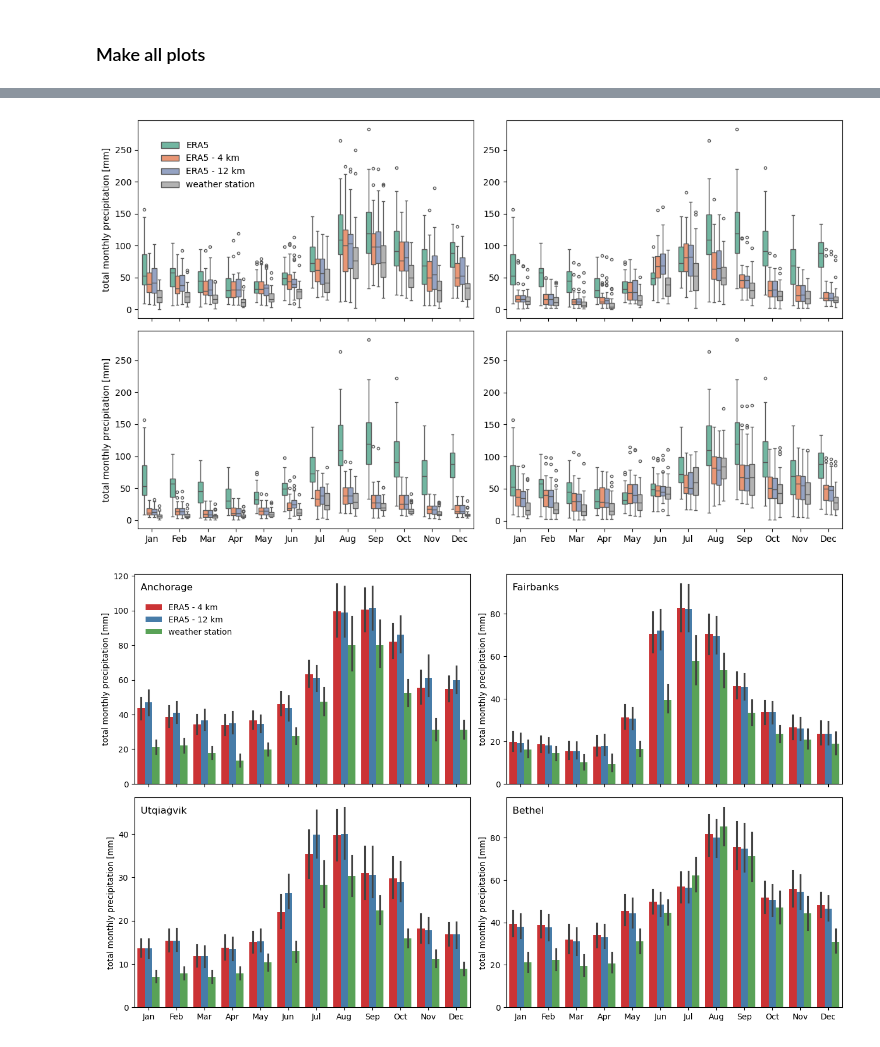
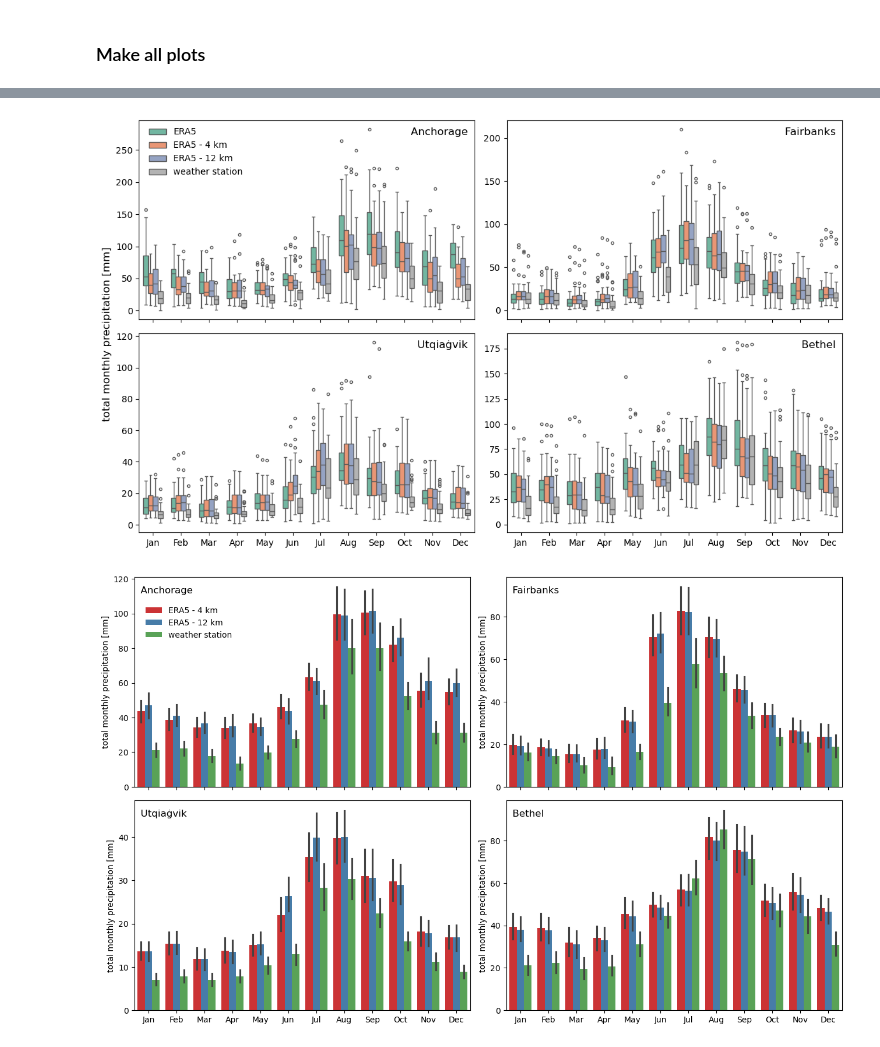
Before and after one commit to chryss/dyndowntools, a Jupyter notebook: Jupyter_Notebooks/analysis_precip_histograms_w_undownscaled.ipynb, the cells around one changed output, grey strips where cells are left out. Saved outputs shown, nothing was run; the diff lists cells and outputs as text; code cells hidden in the pictures.

```diff
--- a/Jupyter_Notebooks/analysis_precip_histograms_w_undownscaled.ipynb
+++ b/Jupyter_Notebooks/analysis_precip_histograms_w_undownscaled.ipynb
@@ -67,7 +67,7 @@ def get_name(location):
 # %%
 def get_stats(location, monthlyDF):
     output = []
-    for variable in (location, 'precip_mm_ERA5_12km', 'precip_mm_ERA5_4km', 'precip_mm_ERA5'):
+    for variable in ('precip_mm_ERA5_12km', 'precip_mm_ERA5_4km', location):
         for mth in range(1, 13):
             X = monthlyDF.query(f'month == {mth}')['year']
             Y = monthlyDF.query(f'month == {mth}')[variable]
@@ -343,33 +339,33 @@ monthly_sum
 # %%
 fig, axes = plt.subplots(nrows=2, ncols=2, figsize=(12, 7), sharex=True)
 
 results = []
 for ii, (ax, station) in enumerate(zip(axes.flatten(), stations)):
     compDF = get_dataframe(station)
     location = station.replace('_', ' ')
+    locationname = get_name(station.replace('_', ' '))
     compDF.set_index('Time', inplace=True)
     monthly_sum = get_monthly(compDF, location,
                               startdate=startdate, enddate=enddate)
     monthly_undownscaled = pd.read_csv(datadir / filepattern_era5.format(
-        airport=stations[teststation]), skiprows=2)
+        airport=stations[station]), skiprows=2)
     monthly_sum['precip_mm_ERA5'] = monthly_undownscaled['tp'].values * 1000
     results.extend(get_stats(location, monthly_sum))
     df_forplot = pd.melt(monthly_sum.reset_index(), id_vars=[monthly_sum.index.name, 'year', 'month'],
         value_vars=['precip_mm_ERA5', 'precip_mm_ERA5_4km', 'precip_mm_ERA5_12km', location], value_name='precip_mm', var_name='dataseries')
     g = sns.boxplot(data=df_forplot, x="month", y="precip_mm",
             hue="dataseries", palette=palette, width=0.7, fliersize=3, ax=ax)
     ax.get_legend().remove()
     g.set_xticklabels(month_abbr)
-    if ii%2:
-        g.set_ylabel('')
-    else:
-        g.set_ylabel('total monthly precipitation [mm]')
     g.set_xlabel('')
+    g.set_ylabel('')
+    ax.set_title(locationname + '  ' , loc='right', y=0.9)
 handles, _ = ax.get_legend_handles_labels()
 labels = ['ERA5', 'ERA5 - 4 km', 'ERA5 - 12 km', 'weather station']
-fig.legend(handles, labels, loc='upper left', ncol=1, bbox_to_anchor=(0.08, 0.95), frameon=False)
+fig.legend(handles, labels, loc='upper left', ncol=1, bbox_to_anchor=(0.07, 0.98), frameon=False)
+fig.supylabel('total monthly precipitation [mm]')
 plt.tight_layout()
-    # g.fig.suptitle(location.split(' ')[0].title())
+# g.fig.suptitle(location.split(' ')[0].title())
 # %% [output]
-[figure, old version]
+[figure, new version]
 # %%
```
Also changed, not shown: parts of 10 cells of this notebook, 39 other files.
